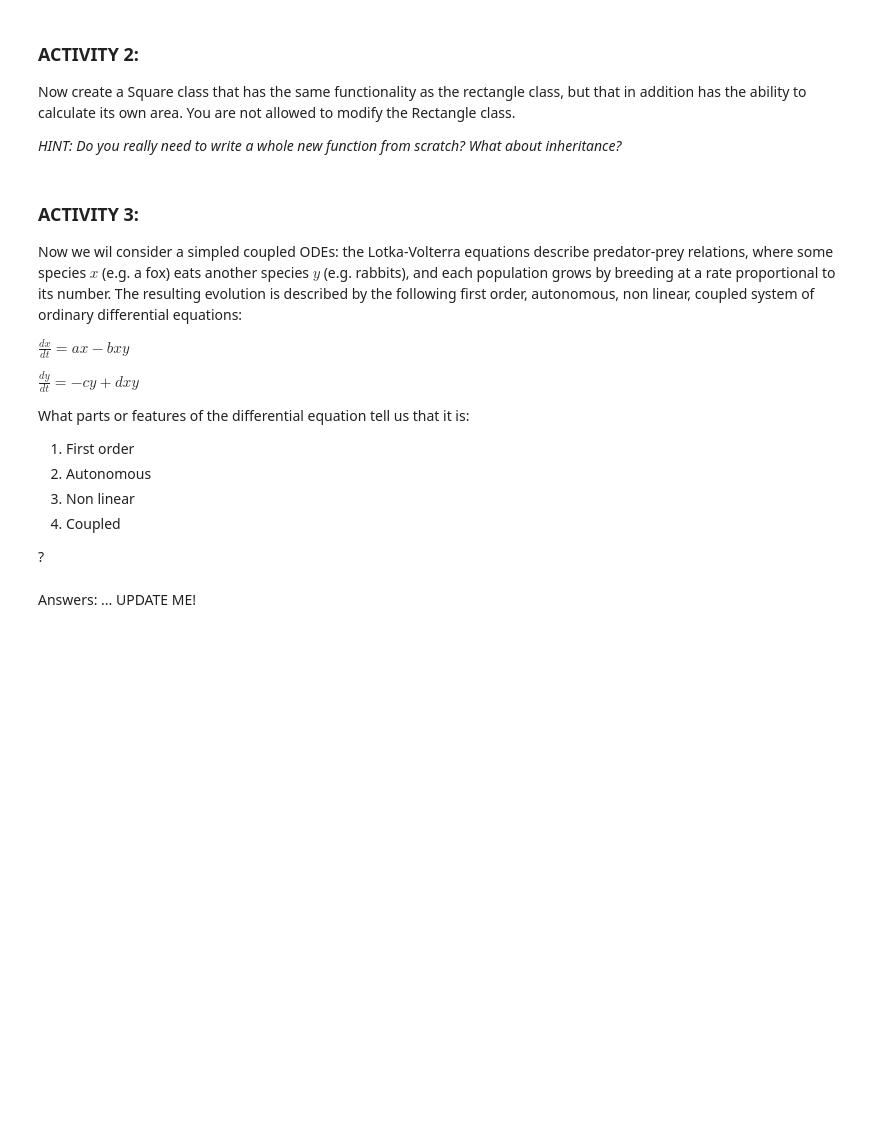
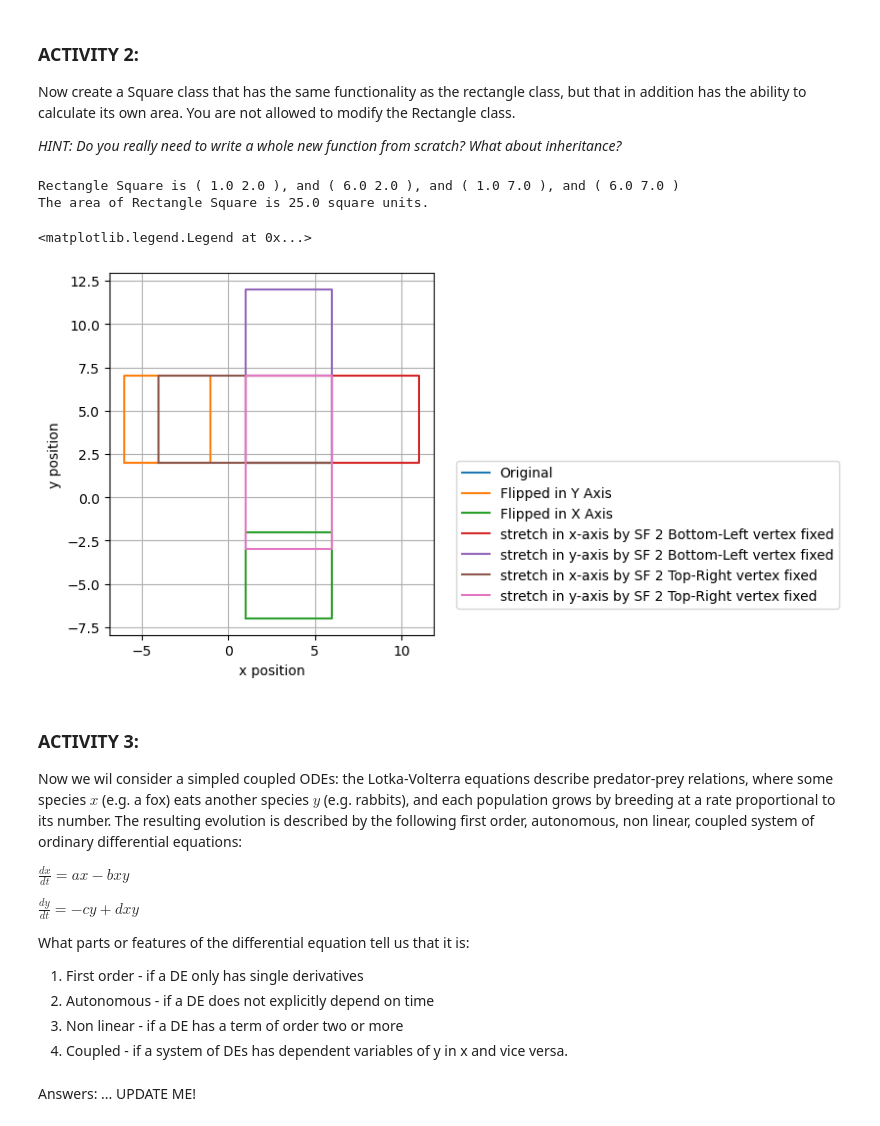
Before and after one commit to KAClough/TopicsInSciComp, a Jupyter notebook: Notebooks/Week3_LabExercises.ipynb, the cells around one changed output. Saved outputs shown, nothing was run; the diff lists cells and outputs as text; code cells hidden in the pictures; blank space fills up the shorter version.

Commit message:
completed square activity and begun using solve_ivp

```diff
--- a/Notebooks/Week3_LabExercises.ipynb
+++ b/Notebooks/Week3_LabExercises.ipynb
@@ -222,7 +222,43 @@ _HINT: Do you really need to write a whole new function from scratch? What about
 # %%
 # Square class
 
-# UPDATE ME
+class Square(Rectangle):
+    def __init__ (self, name, bottom_left_point=Point(), dx=0.0, dy=0.0):
+        self.name=name
+        self.name = name
+        self.bottom_left_point = bottom_left_point
+        self.dx = dx
+        self.dy = dx
+        self.bottom_right_point = Point(self.bottom_left_point.x + self.dx, self.bottom_left_point.y, name="BR")
+        self.top_left_point = Point(self.bottom_left_point.x, self.bottom_left_point.y + self.dy, name="TL")
+        self.top_right_point = Point(self.bottom_left_point.x + self.dx, self.bottom_left_point.y + self.dy, name="TR")
+
+    def find_area(self):
+        print(f"The area of Rectangle {self.name} is {self.dx*self.dy} square units.")
+
+square_rectangle=Square("Square", Point(1.0, 2.0, "P"), 5.0)
+
+square_rectangle.print_rectangle()
+square_rectangle.find_area()
+
+plt.plot()
+plt.grid()
+plt.xlabel("x position")
+plt.ylabel("y position")
+ax = plt.gcf().gca()
+square_rectangle.plot_rectangle2(ax, "Original")
+square_rectangle.reflect_rectangle_in_y_axis().plot_rectangle2(ax, "Flipped in Y Axis")
+square_rectangle.reflect_rectangle_in_x_axis().plot_rectangle2(ax, "Flipped in X Axis")
+square_rectangle.stretch_rectangle_in_x_axis_with_bottom_left_vertex_fixed(2).plot_rectangle2(ax, f"stretch in x-axis by SF 2 Bottom-Left vertex fixed")
+square_rectangle.stretch_rectangle_in_y_axis_with_bottom_left_vertex_fixed(2).plot_rectangle2(ax, f"stretch in y-axis by SF 2 Bottom-Left vertex fixed")
+square_rectangle.stretch_rectangle_in_x_axis_with_top_right_vertex_fixed(2).plot_rectangle2(ax, f"stretch in x-axis by SF 2 Top-Right vertex fixed")
+square_rectangle.stretch_rectangle_in_y_axis_with_top_right_vertex_fixed(2).plot_rectangle2(ax, f"stretch in y-axis by SF 2 Top-Right vertex fixed")
+plt.legend(bbox_to_anchor=(1.05, 0.5))
+# %% [output]
+Rectangle Square is ( 1.0 2.0 ), and ( 6.0 2.0 ), and ( 1.0 7.0 ), and ( 6.0 7.0 )
+The area of Rectangle Square is 25.0 square units.
+<matplotlib.legend.Legend at 0x...>
+[figure, added]
 # %% [markdown]
 ### ACTIVITY 3:
 
@@ -233,12 +269,10 @@ $\frac{dx}{dt} = ax - bxy$
 $\frac{dy}{dt} = -cy + dxy$
 
 What parts or features of the differential equation tell us that it is:
-1. First order
-2. Autonomous
-3. Non linear
-4. Coupled
-
-?
+1. First order - if a DE only has single derivatives
+2. Autonomous - if a DE does not explicitly depend on time
+3. Non linear - if a DE has a term of order two or more
+4. Coupled - if a system of DEs has dependent variables of y in x and vice versa.
 # %% [markdown]
 Answers: ... UPDATE ME!
 # %% [markdown]
```
Also changed, not shown: parts of 4 cells of this notebook.
